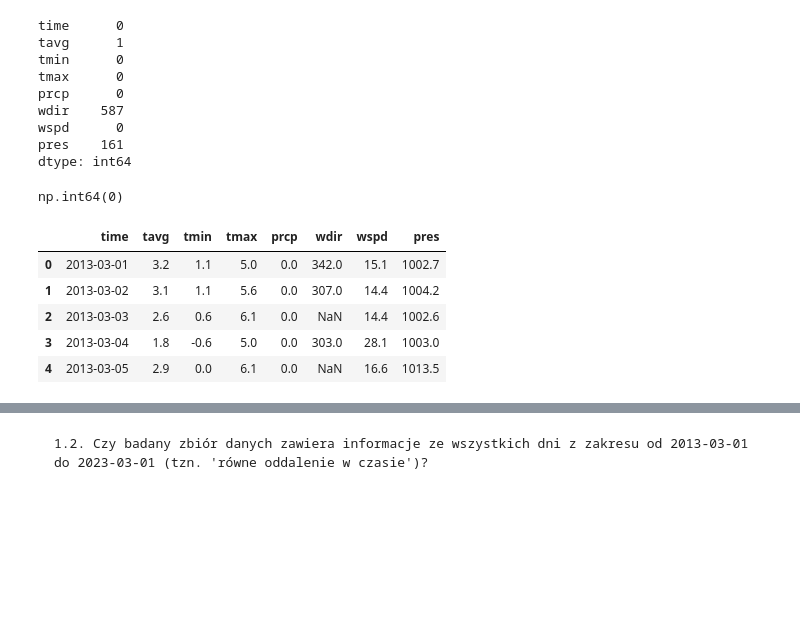
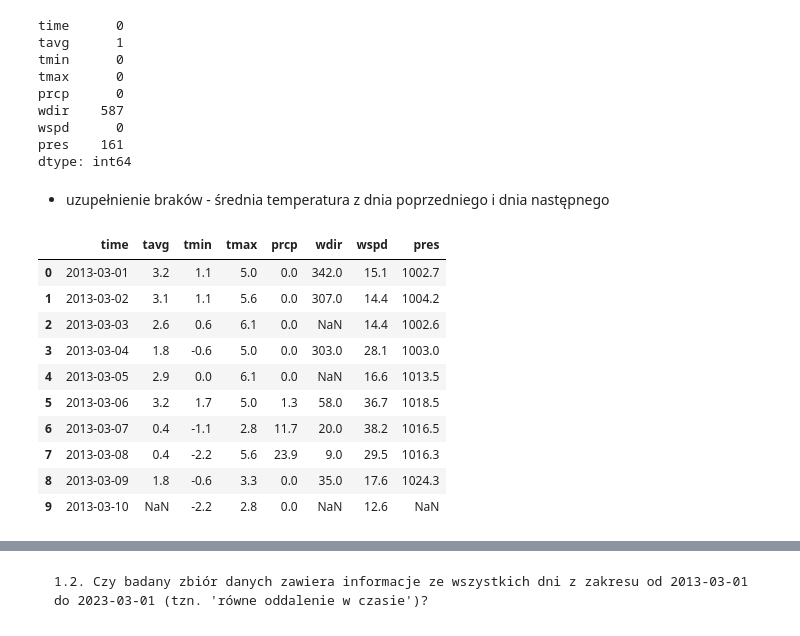
Before and after one commit to MagdalenaSudol/Model_ARMA, a Jupyter notebook: raport_boston.ipynb, the cells around one changed output, grey strips where cells are left out. Saved outputs shown, nothing was run; the diff lists cells and outputs as text; code cells hidden in the pictures; blank space fills up the shorter version.

```diff
--- a/raport_boston.ipynb
+++ b/raport_boston.ipynb
@@ -29,22 +29,22 @@ wdir    587
 wspd      0
 pres    161
 dtype: int64
-# %%
-mean_tavg = data['tavg'].mean()
-
-# Uzupełnianie brakujących wartości średnią
-data['tavg'] = data['tavg'].fillna(mean_tavg)
-
-# Czy brakujące wartości zostały uzupełnione
-data['tavg'].isnull().sum()
-# %% [output]
-np.int64(0)
-# %%
-data.head()
-# %% [output]
-|  | time | tavg | tmin | tmax | prcp | wdir | wspd | pres |
-| 0 | 2013-03-01 | 3.2 | 1.1 | 5.0 | 0.0 | 342.0 | 15.1 | 1002.7 |
-| 1 | 2013-03-02 | 3.1 | 1.1 | 5.6 | 0.0 | 307.0 | 14.4 | 1004.2 |
-| 2 | 2013-03-03 | 2.6 | 0.6 | 6.1 | 0.0 | NaN | 14.4 | 1002.6 |
-| 3 | 2013-03-04 | 1.8 | -0.6 | 5.0 | 0.0 | 303.0 | 28.1 | 1003.0 |
-| 4 | 2013-03-05 | 2.9 | 0.0 | 6.1 | 0.0 | NaN | 16.6 | 1013.5 |
+# %% [markdown]
+- uzupełnienie braków - średnia temperatura z dnia poprzedniego i dnia następnego
+# %%
+data['tavg'] = data['tavg'].replace('', np.nan)
+missing_index = data[data['tavg'].isnull()].index[0]
+
+data.head(missing_index+1)
+# %% [output]
+|  | time | tavg | tmin | tmax | prcp | wdir | wspd | pres |
+| 0 | 2013-03-01 | 3.2 | 1.1 | 5.0 | 0.0 | 342.0 | 15.1 | 1002.7 |
+| 1 | 2013-03-02 | 3.1 | 1.1 | 5.6 | 0.0 | 307.0 | 14.4 | 1004.2 |
+| 2 | 2013-03-03 | 2.6 | 0.6 | 6.1 | 0.0 | NaN | 14.4 | 1002.6 |
+| 3 | 2013-03-04 | 1.8 | -0.6 | 5.0 | 0.0 | 303.0 | 28.1 | 1003.0 |
+| 4 | 2013-03-05 | 2.9 | 0.0 | 6.1 | 0.0 | NaN | 16.6 | 1013.5 |
+| 5 | 2013-03-06 | 3.2 | 1.7 | 5.0 | 1.3 | 58.0 | 36.7 | 1018.5 |
+| 6 | 2013-03-07 | 0.4 | -1.1 | 2.8 | 11.7 | 20.0 | 38.2 | 1016.5 |
+| 7 | 2013-03-08 | 0.4 | -2.2 | 5.6 | 23.9 | 9.0 | 29.5 | 1016.3 |
+| 8 | 2013-03-09 | 1.8 | -0.6 | 3.3 | 0.0 | 35.0 | 17.6 | 1024.3 |
+| 9 | 2013-03-10 | NaN | -2.2 | 2.8 | 0.0 | NaN | 12.6 | NaN |
```
Also changed, not shown: parts of 21 cells of this notebook.
